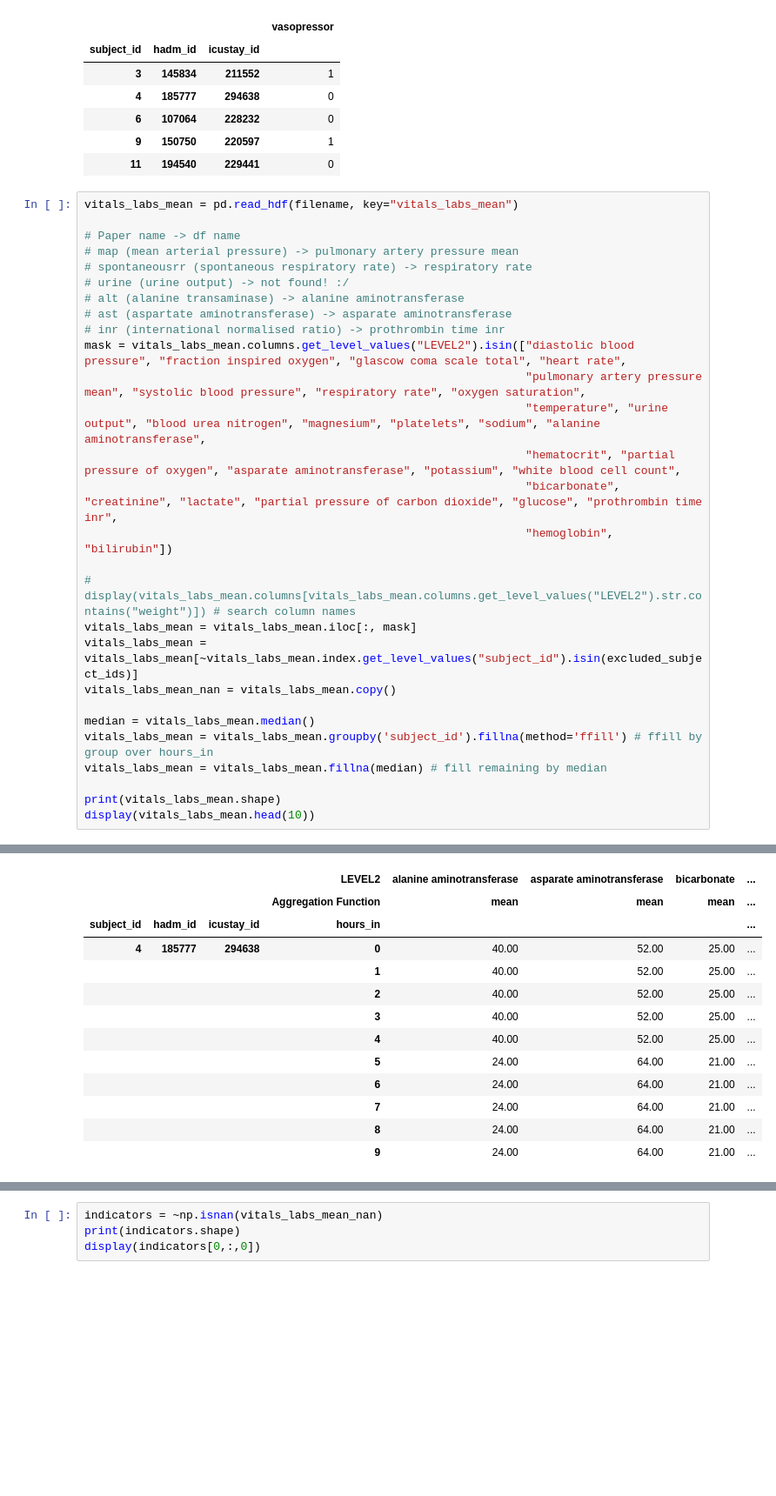
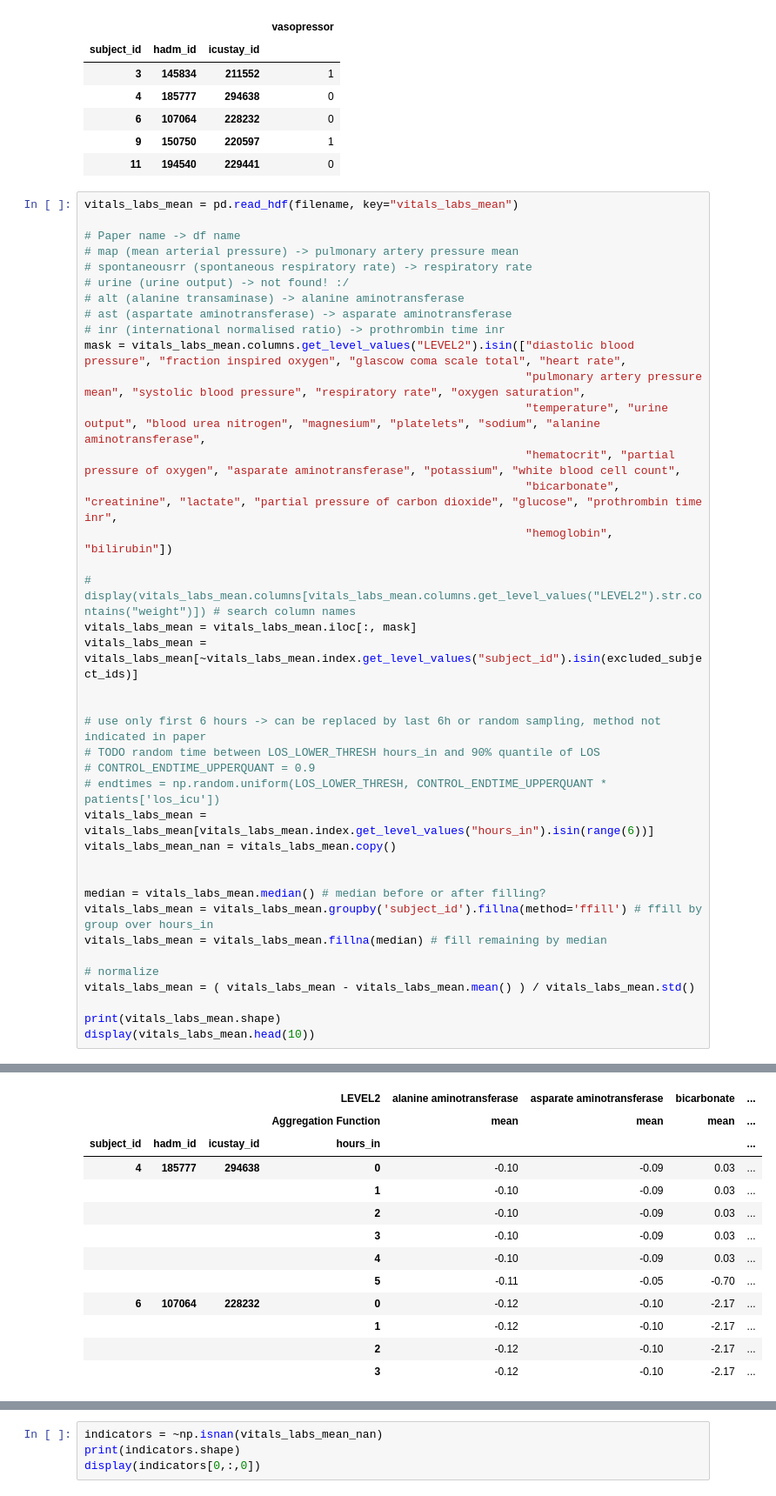
Before and after one commit to KevinArmbruster/optimal-summaries-public, a Jupyter notebook: preprocess_MIMIC_data.ipynb, the cells around one changed output, grey strips where cells are left out. Shown at 87% size. Drawn from its saved outputs; the diff is of its cells as text; blank space fills up the shorter version.

```diff
--- a/preprocess_MIMIC_data.ipynb
+++ b/preprocess_MIMIC_data.ipynb
@@ -111,12 +116,23 @@ mask = vitals_labs_mean.columns.get_level_values("LEVEL2").isin(["diastolic bloo
 # display(vitals_labs_mean.columns[vitals_labs_mean.columns.get_level_values("LEVEL2").str.contains("weight")]) # search column names
 vitals_labs_mean = vitals_labs_mean.iloc[:, mask]
 vitals_labs_mean = vitals_labs_mean[~vitals_labs_mean.index.get_level_values("subject_id").isin(excluded_subject_ids)]
+
+
+# use only first 6 hours -> can be replaced by last 6h or random sampling, method not indicated in paper
+# TODO random time between LOS_LOWER_THRESH hours_in and 90% quantile of LOS
+# CONTROL_ENDTIME_UPPERQUANT = 0.9
+# endtimes = np.random.uniform(LOS_LOWER_THRESH, CONTROL_ENDTIME_UPPERQUANT * patients['los_icu'])
+vitals_labs_mean = vitals_labs_mean[vitals_labs_mean.index.get_level_values("hours_in").isin(range(6))]
 vitals_labs_mean_nan = vitals_labs_mean.copy()
 
-median = vitals_labs_mean.median()
+
+median = vitals_labs_mean.median() # median before or after filling?
 vitals_labs_mean = vitals_labs_mean.groupby('subject_id').fillna(method='ffill') # ffill by group over hours_in
 vitals_labs_mean = vitals_labs_mean.fillna(median) # fill remaining by median
 
+# normalize
+vitals_labs_mean = ( vitals_labs_mean - vitals_labs_mean.mean() ) / vitals_labs_mean.std()
+
 print(vitals_labs_mean.shape)
 display(vitals_labs_mean.head(10))
 # %% [output]
@@ -124,13 +140,13 @@ display(vitals_labs_mean.head(10))
 |  |  |  | LEVEL2 | alanine aminotransferase | asparate aminotransferase | bicarbonate | ... |
 |  |  |  | Aggregation Function | mean | mean | mean | ... |
 | subject_id | hadm_id | icustay_id | hours_in |  |  |  | ... |
-| 4 | 185777 | 294638 | 0 | 40.00 | 52.00 | 25.00 | ... |
-|  |  |  | 1 | 40.00 | 52.00 | 25.00 | ... |
-|  |  |  | 2 | 40.00 | 52.00 | 25.00 | ... |
-|  |  |  | 3 | 40.00 | 52.00 | 25.00 | ... |
-|  |  |  | 4 | 40.00 | 52.00 | 25.00 | ... |
-|  |  |  | 5 | 24.00 | 64.00 | 21.00 | ... |
-|  |  |  | 6 | 24.00 | 64.00 | 21.00 | ... |
-|  |  |  | 7 | 24.00 | 64.00 | 21.00 | ... |
-|  |  |  | 8 | 24.00 | 64.00 | 21.00 | ... |
-|  |  |  | 9 | 24.00 | 64.00 | 21.00 | ... |
+| 4 | 185777 | 294638 | 0 | -0.10 | -0.09 | 0.03 | ... |
+|  |  |  | 1 | -0.10 | -0.09 | 0.03 | ... |
+|  |  |  | 2 | -0.10 | -0.09 | 0.03 | ... |
+|  |  |  | 3 | -0.10 | -0.09 | 0.03 | ... |
+|  |  |  | 4 | -0.10 | -0.09 | 0.03 | ... |
+|  |  |  | 5 | -0.11 | -0.05 | -0.70 | ... |
+| 6 | 107064 | 228232 | 0 | -0.12 | -0.10 | -2.17 | ... |
+|  |  |  | 1 | -0.12 | -0.10 | -2.17 | ... |
+|  |  |  | 2 | -0.12 | -0.10 | -2.17 | ... |
+|  |  |  | 3 | -0.12 | -0.10 | -2.17 | ... |
```
Also changed, not shown: parts of 5 cells of this notebook.
